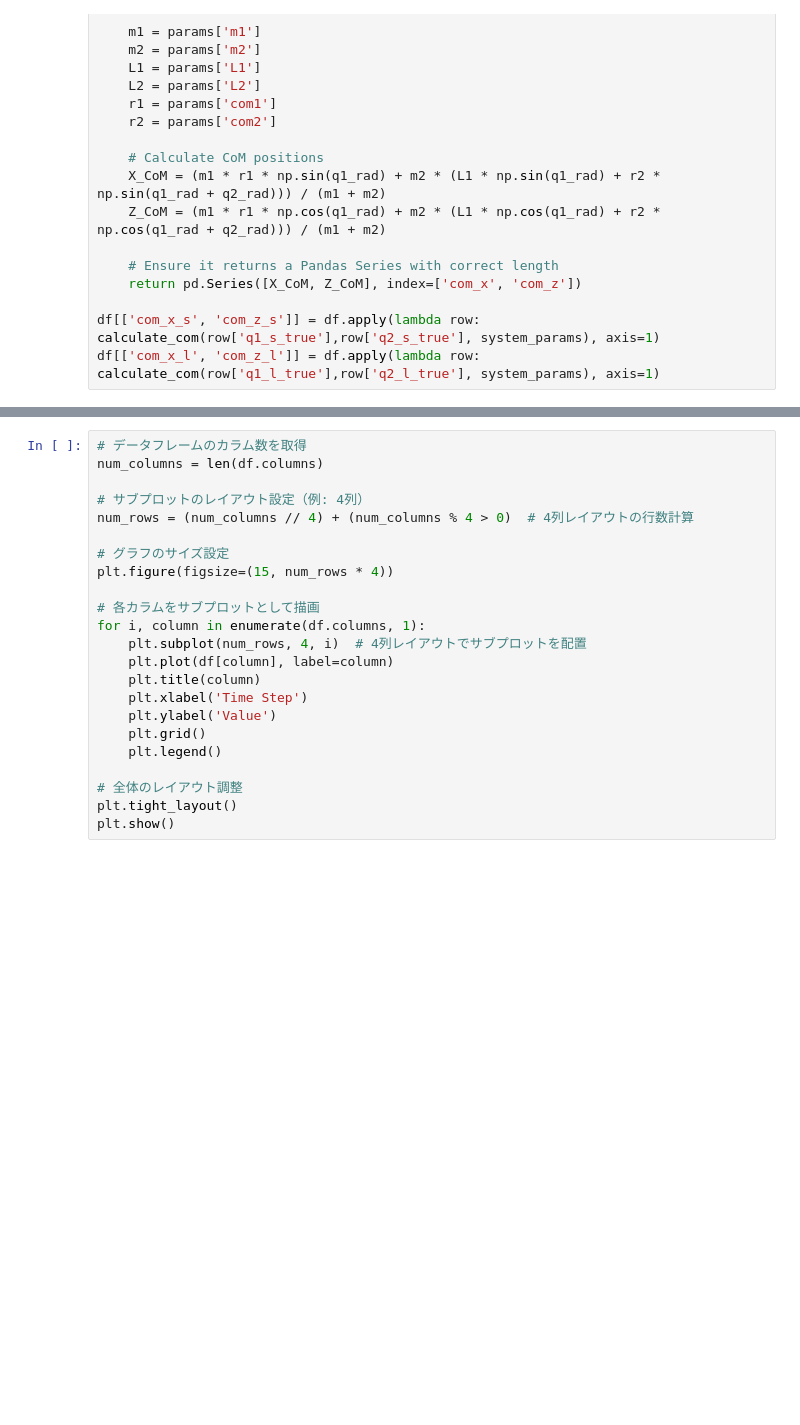
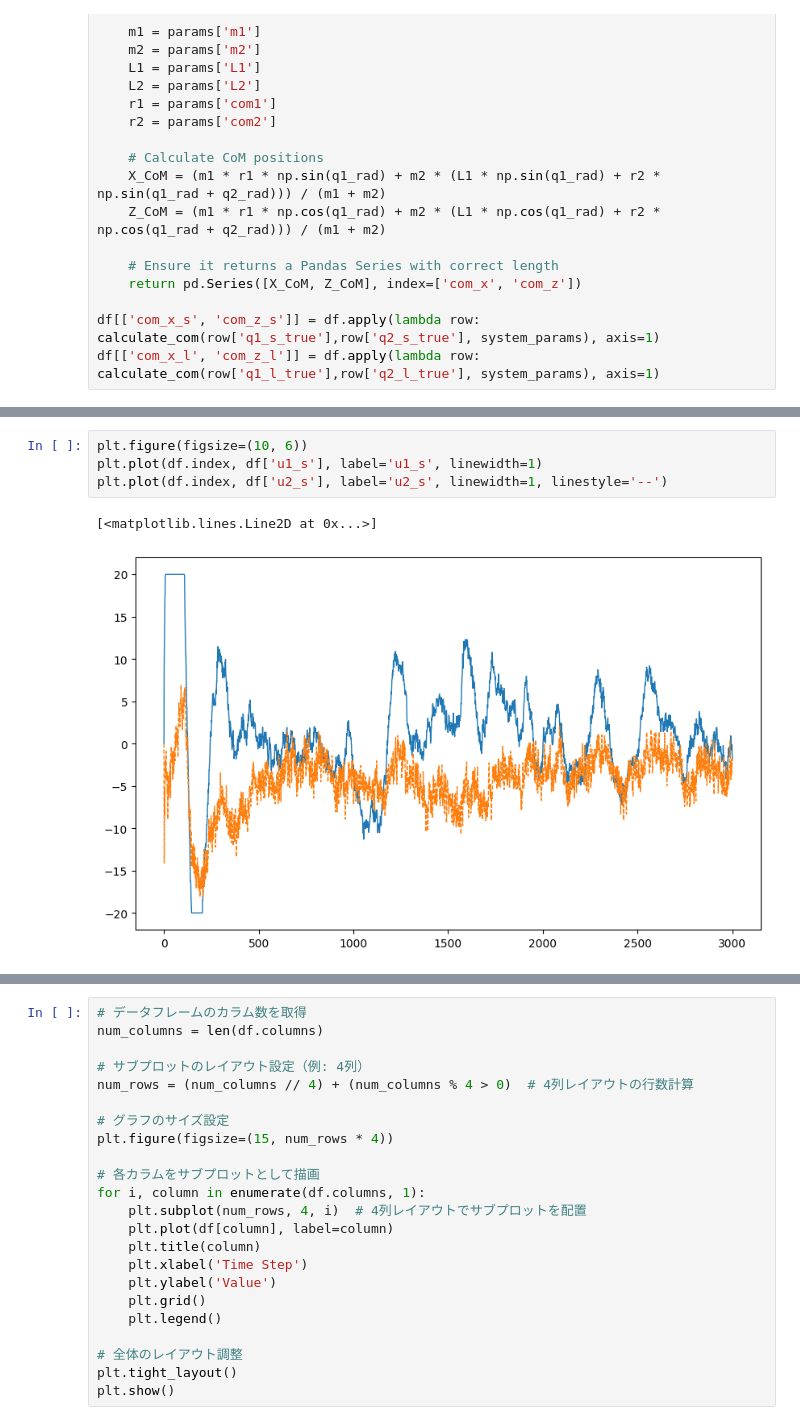
Before and after one commit to dalmatian-jp/MPC_donuts, a Jupyter notebook: data_analing.ipynb, the cells around one changed output, grey strips where cells are left out. Drawn from its saved outputs; the diff is of its cells as text; blank space fills up the shorter version.

```diff
--- a/data_analing.ipynb
+++ b/data_analing.ipynb
@@ -55,0 +63,7 @@ df[['com_x_l', 'com_z_l']] = df.apply(lambda row: calculate_com(row['q1_l_true']
+# %%
+plt.figure(figsize=(10, 6))
+plt.plot(df.index, df['u1_s'], label='u1_s', linewidth=1)
+plt.plot(df.index, df['u2_s'], label='u2_s', linewidth=1, linestyle='--')
+# %% [output]
+[<matplotlib.lines.Line2D at 0x...>]
+[figure, added]
```
Also changed, not shown: parts of 2 cells of this notebook.
